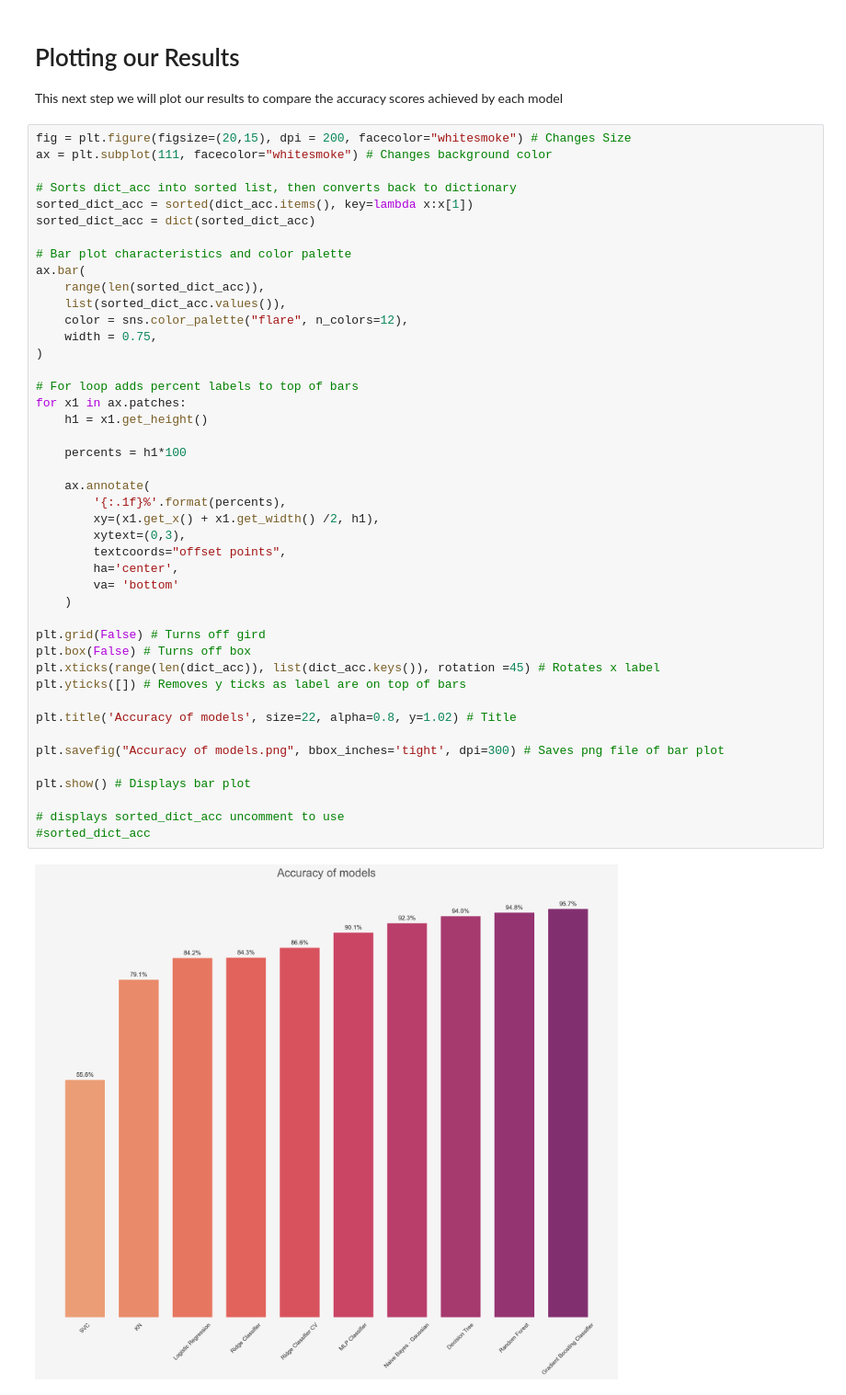
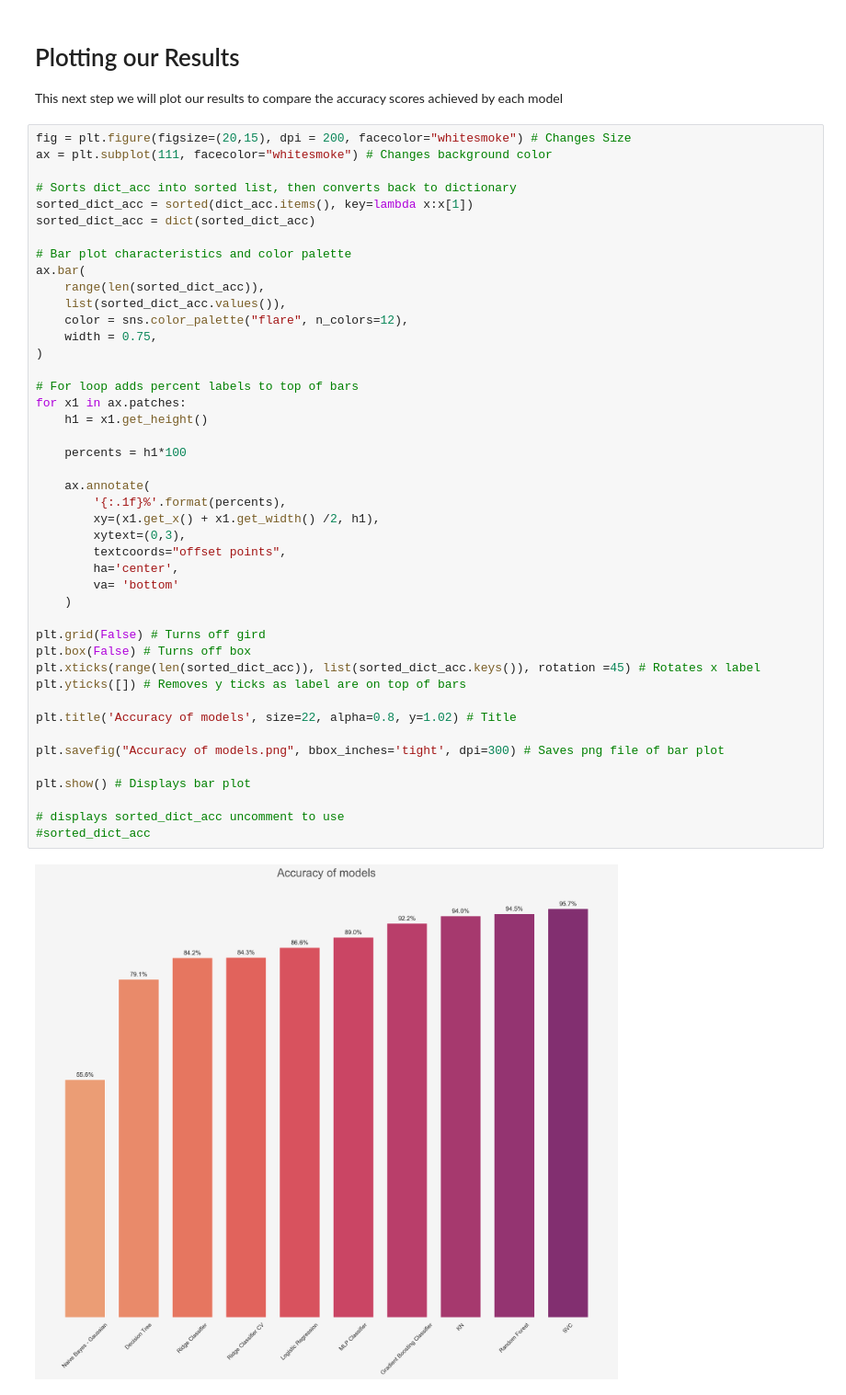
Before and after one commit to DKF-92/Machine-Learning-Comp, a Jupyter notebook: MNIST_Dataset/mnist_NB.ipynb, the cells around one changed output. Shown at 92% size. Drawn from its saved outputs; the diff is of its cells as text.

Commit message:
Fixed plot order

```diff
--- a/MNIST_Dataset/mnist_NB.ipynb
+++ b/MNIST_Dataset/mnist_NB.ipynb
@@ -321,32 +321,32 @@ ax.bar(
 )
 
 # For loop adds percent labels to top of bars
 for x1 in ax.patches:
     h1 = x1.get_height()
 
     percents = h1*100
 
     ax.annotate(
         '{:.1f}%'.format(percents),
         xy=(x1.get_x() + x1.get_width() /2, h1),
         xytext=(0,3),
         textcoords="offset points",
         ha='center',
         va= 'bottom'
     )
 
 plt.grid(False) # Turns off gird
 plt.box(False) # Turns off box
-plt.xticks(range(len(dict_acc)), list(dict_acc.keys()), rotation =45) # Rotates x label
+plt.xticks(range(len(sorted_dict_acc)), list(sorted_dict_acc.keys()), rotation =45) # Rotates x label
 plt.yticks([]) # Removes y ticks as label are on top of bars
 
 plt.title('Accuracy of models', size=22, alpha=0.8, y=1.02) # Title
 
 plt.savefig("Accuracy of models.png", bbox_inches='tight', dpi=300) # Saves png file of bar plot
 
 plt.show() # Displays bar plot
 
 # displays sorted_dict_acc uncomment to use
 #sorted_dict_acc
 # %% [output]
-[figure, old version]
+[figure, new version]
```
Also changed, not shown: parts of 6 cells of this notebook, 1 other file.
